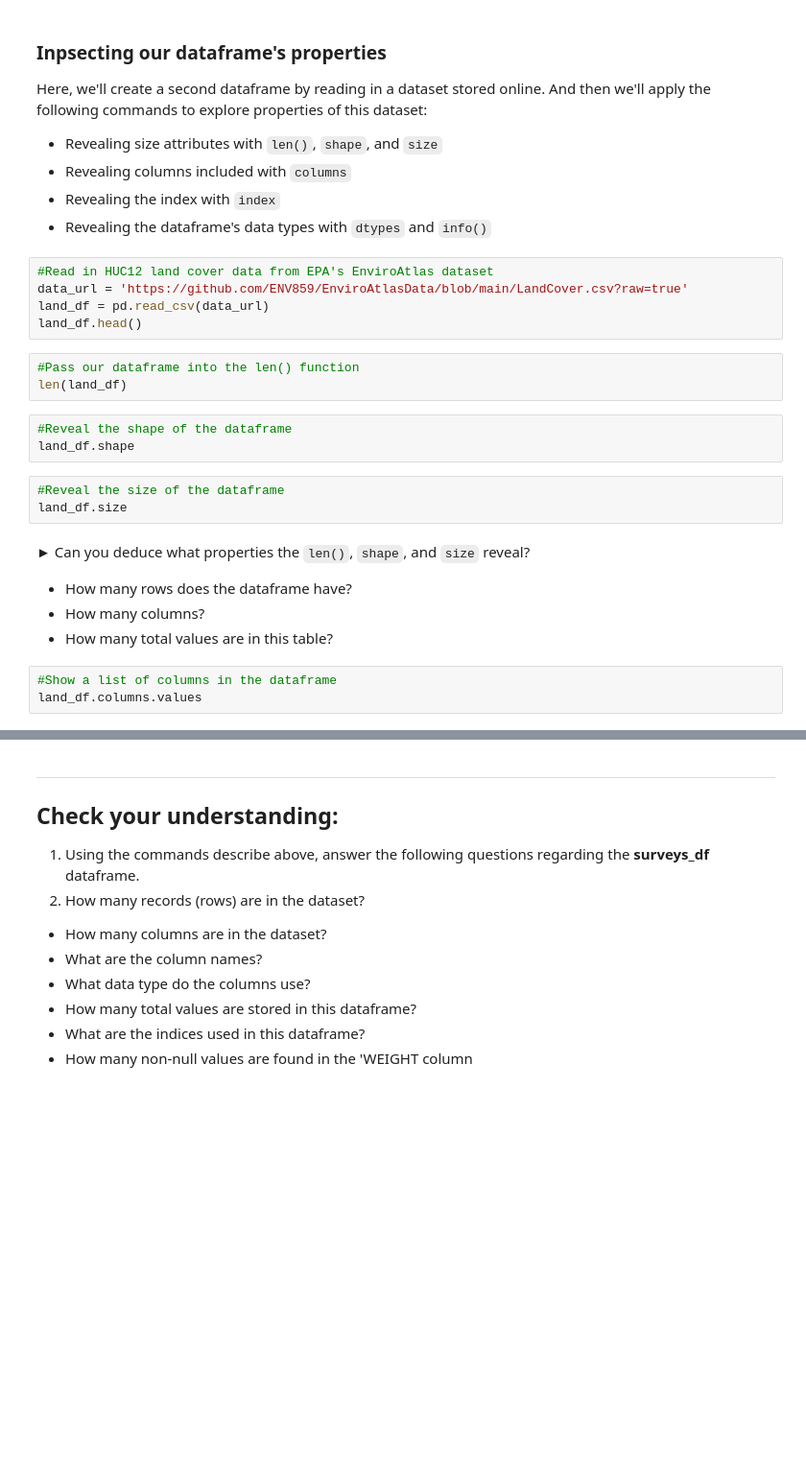
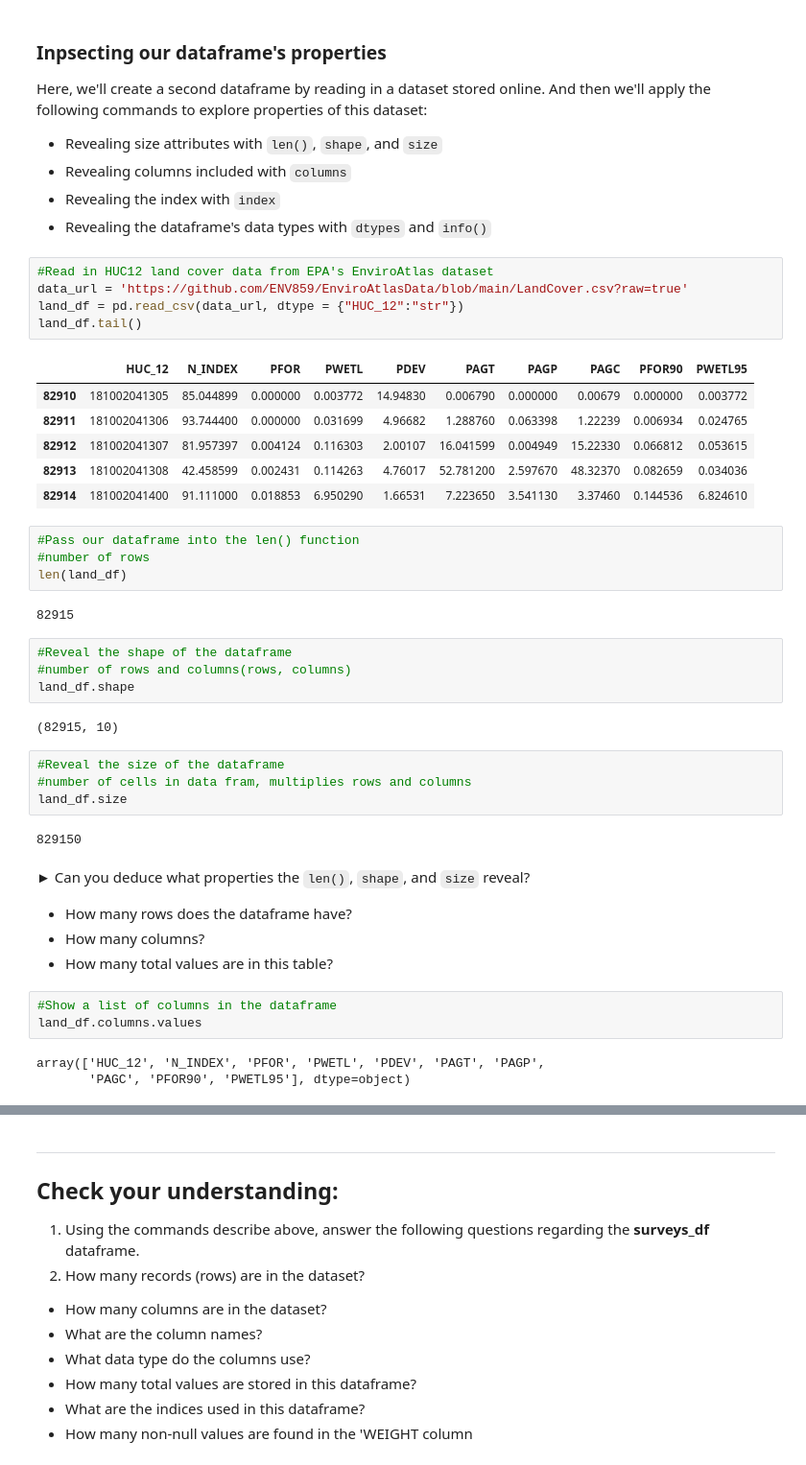
Before and after one commit to kelseybhusted/ScientificComputing, a Jupyter notebook: 2-Pandas/1-Exploring-data-with-Pandas.ipynb, the cells around one changed output, grey strips where cells are left out. Shown at 96% size. Cells and saved outputs as stored; diff of their text form; blank space fills up the shorter version.

```diff
--- a/2-Pandas/1-Exploring-data-with-Pandas.ipynb
+++ b/2-Pandas/1-Exploring-data-with-Pandas.ipynb
@@ -218,17 +242,33 @@ Here, we'll create a second dataframe by reading in a dataset stored online. And
 # %%
 #Read in HUC12 land cover data from EPA's EnviroAtlas dataset
 data_url = 'https://github.com/ENV859/EnviroAtlasData/blob/main/LandCover.csv?raw=true'
-land_df = pd.read_csv(data_url)
-land_df.head()
+land_df = pd.read_csv(data_url, dtype = {"HUC_12":"str"})
+land_df.tail()
+# %% [output]
+|  | HUC_12 | N_INDEX | PFOR | PWETL | PDEV | PAGT | PAGP | PAGC | PFOR90 | PWETL95 |
+| 82910 | 181002041305 | 85.044899 | 0.000000 | 0.003772 | 14.94830 | 0.006790 | 0.000000 | 0.00679 | 0.000000 | 0.003772 |
+| 82911 | 181002041306 | 93.744400 | 0.000000 | 0.031699 | 4.96682 | 1.288760 | 0.063398 | 1.22239 | 0.006934 | 0.024765 |
+| 82912 | 181002041307 | 81.957397 | 0.004124 | 0.116303 | 2.00107 | 16.041599 | 0.004949 | 15.22330 | 0.066812 | 0.053615 |
+| 82913 | 181002041308 | 42.458599 | 0.002431 | 0.114263 | 4.76017 | 52.781200 | 2.597670 | 48.32370 | 0.082659 | 0.034036 |
+| 82914 | 181002041400 | 91.111000 | 0.018853 | 6.950290 | 1.66531 | 7.223650 | 3.541130 | 3.37460 | 0.144536 | 6.824610 |
 # %%
 #Pass our dataframe into the len() function
+#number of rows
 len(land_df)
+# %% [output]
+82915
 # %%
 #Reveal the shape of the dataframe
+#number of rows and columns(rows, columns)
 land_df.shape
+# %% [output]
+(82915, 10)
 # %%
 #Reveal the size of the dataframe
+#number of cells in data fram, multiplies rows and columns
 land_df.size
+# %% [output]
+829150
 # %% [markdown]
 ► Can you deduce what properties the `len()`, `shape`, and `size` reveal?
 * How many rows does the dataframe have?
@@ -237,6 +277,9 @@ land_df.size
 # %%
 #Show a list of columns in the dataframe
 land_df.columns.values
+# %% [output]
+array(['HUC_12', 'N_INDEX', 'PFOR', 'PWETL', 'PDEV', 'PAGT', 'PAGP',
+       'PAGC', 'PFOR90', 'PWETL95'], dtype=object)
 # %%
 #Show the dataframe's index
 land_df.index
```
Also changed, not shown: parts of 41 cells of this notebook.
